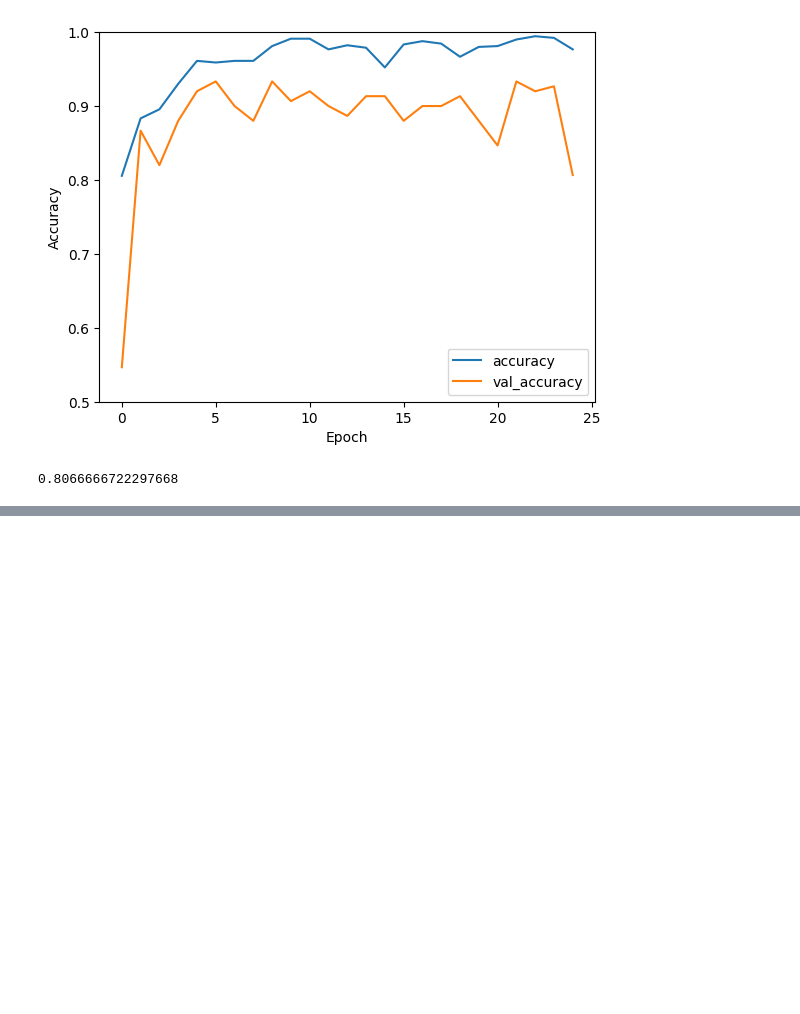
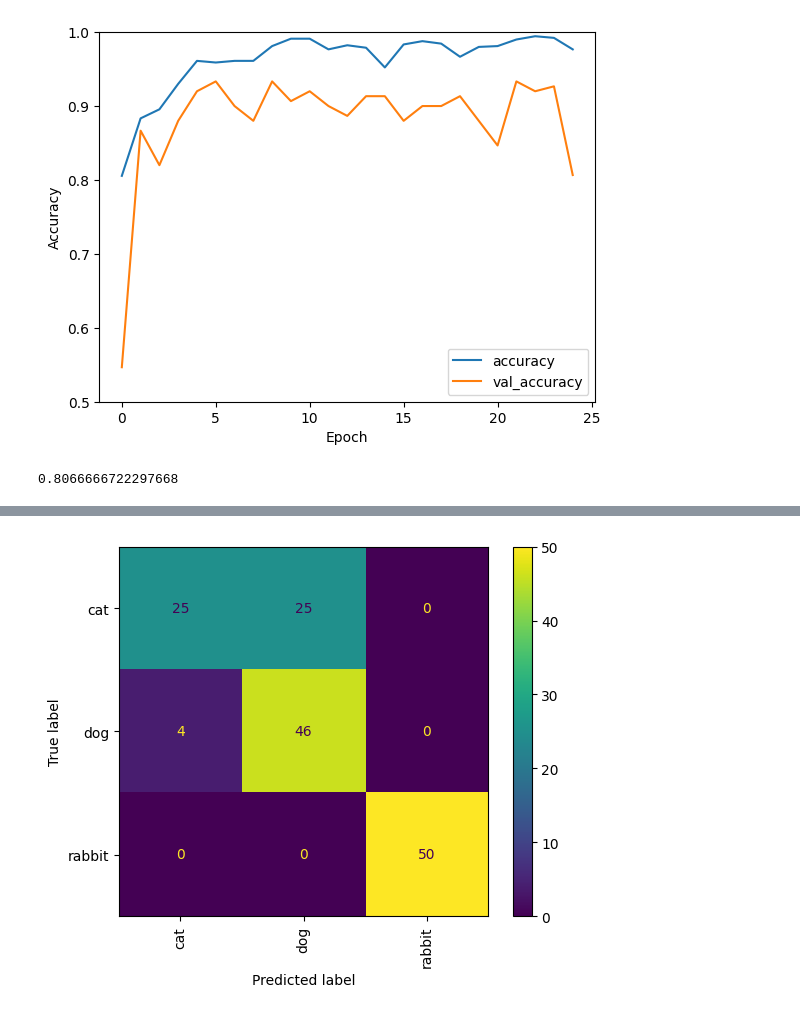
Before and after one commit to aasthadawar02/Sample, a Jupyter notebook: Hugging_Face_Dataset.ipynb, the cells around one changed output, grey strips where cells are left out. Drawn from its saved outputs; the diff is of its cells as text; code cells hidden in the pictures; blank space fills up the shorter version.

```diff
--- a/Hugging_Face_Dataset.ipynb
+++ b/Hugging_Face_Dataset.ipynb
@@ -155,0 +171,5 @@ _ = plt.suptitle("Model predictions (blue: correct, red: incorrect)")
+# %%
+ConfusionMatrixDisplay.from_predictions(labels, predicted_labels, display_labels=num_classes, xticks_rotation="vertical")
+plt.show()
+# %% [output]
+[figure, added]
```
Also changed, not shown: parts of 5 cells of this notebook.
